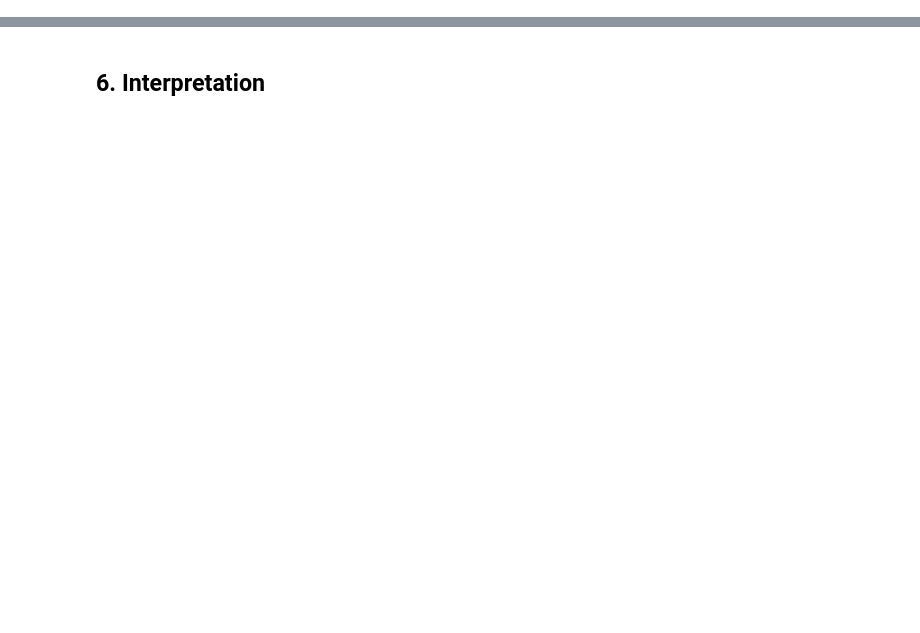
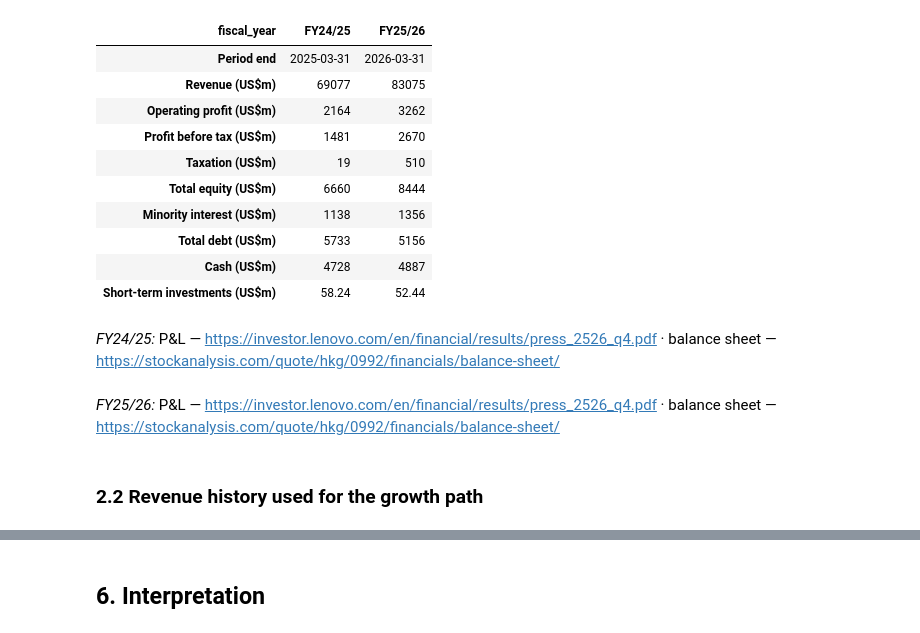
Before and after one commit to federicomeschini/SponsorshipIntelligence_Lenovo, a Jupyter notebook: reports/methods_annex/40_brand_value.ipynb, the cells around one changed output, grey strips where cells are left out. Cells and saved outputs as stored; diff of their text form; code cells hidden in the pictures; blank space fills up the shorter version.

```diff
--- a/reports/methods_annex/40_brand_value.ipynb
+++ b/reports/methods_annex/40_brand_value.ipynb
@@ -258,0 +91,26 @@ md(f"**Tables 7–8.** Routes with a statistically identified brand-to-money lin
+# %%
+annual = pd.read_csv("data/reference/lenovo_annual_financials.csv")
+cols = ["fiscal_year", "period_end", "revenue_usd_m", "operating_profit_usd_m", "profit_before_tax_usd_m", "taxation_usd_m",
+        "total_equity_usd_m", "minority_interest_usd_m", "total_debt_usd_m", "cash_usd_m", "short_term_investments_usd_m"]
+show = annual[cols].set_index("fiscal_year").T
+show.index = ["Period end", "Revenue (US$m)", "Operating profit (US$m)", "Profit before tax (US$m)", "Taxation (US$m)",
+              "Total equity (US$m)", "Minority interest (US$m)", "Total debt (US$m)", "Cash (US$m)", "Short-term investments (US$m)"]
+display(show)
+for _, r in annual.iterrows():
+    md(f"*{r['fiscal_year']}:* P&L — {r['pl_source_url']} · balance sheet — {r['balance_sheet_source_url']}")
+# %% [output]
+| fiscal_year | FY24/25 | FY25/26 |
+| Period end | 2025-03-31 | 2026-03-31 |
+| Revenue (US$m) | 69077 | 83075 |
+| Operating profit (US$m) | 2164 | 3262 |
+| Profit before tax (US$m) | 1481 | 2670 |
+| Taxation (US$m) | 19 | 510 |
+| Total equity (US$m) | 6660 | 8444 |
+| Minority interest (US$m) | 1138 | 1356 |
+| Total debt (US$m) | 5733 | 5156 |
+| Cash (US$m) | 4728 | 4887 |
+| Short-term investments (US$m) | 58.24 | 52.44 |
+*FY24/25:* P&L — https://investor.lenovo.com/en/financial/results/press_2526_q4.pdf · balance sheet — https://stockanalysis.com/quote/hkg/0992/financials/balance-sheet/
+*FY25/26:* P&L — https://investor.lenovo.com/en/financial/results/press_2526_q4.pdf · balance sheet — https://stockanalysis.com/quote/hkg/0992/financials/balance-sheet/
+# %% [markdown]
+### 2.2 Revenue history used for the growth path
```
Also changed, not shown: parts of 47 cells of this notebook, 15 other files.
